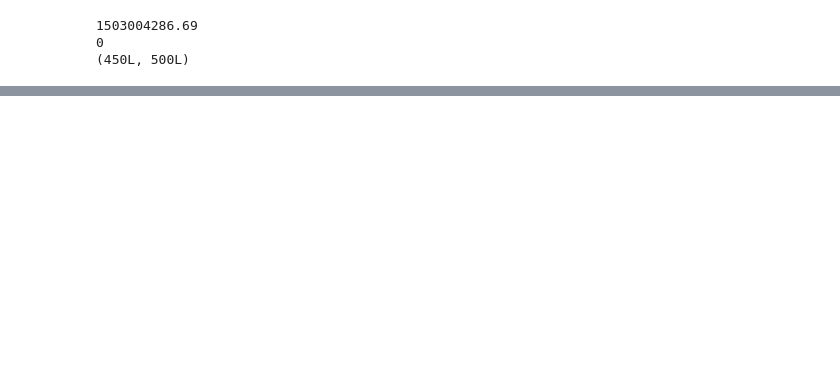
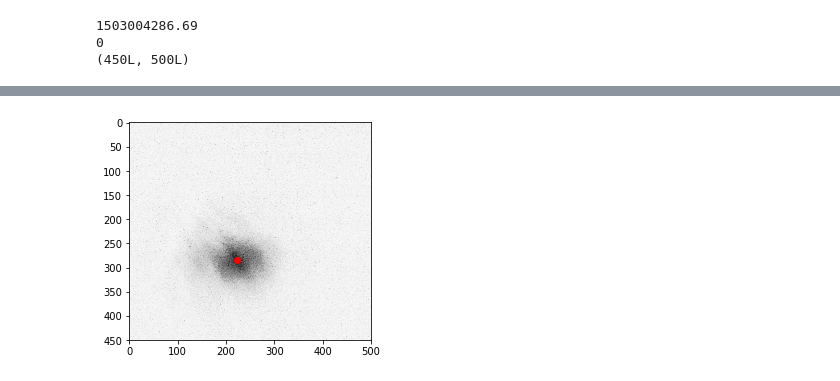
Before and after one commit to QuantumQuadrate/BlackflyControl, a Jupyter notebook: Alignment image processor.ipynb, the cells around one changed output, grey strips where cells are left out. Drawn from its saved outputs; the diff is of its cells as text; code cells hidden in the pictures; blank space fills up the shorter version.

```diff
--- a/Alignment image processor.ipynb
+++ b/Alignment image processor.ipynb
@@ -56,0 +54,10 @@ print MAX_X, MAX_Y
+# %%
+a=0
+percentile=99.9
+rawdata=readfile(a)['ImageData']
+[COM_X,COM_Y]=[getCenter(rawdata,percentile)['COM_X'],getCenter(rawdata,percentile)['COM_Y']]
+plt.imshow(rawdata,cmap='Greys')
+plt.scatter(COM_X,COM_Y,marker='o',color='red')
+plt.show()
+# %% [output]
+[figure, added]
```
Also changed, not shown: parts of 5 cells of this notebook.
